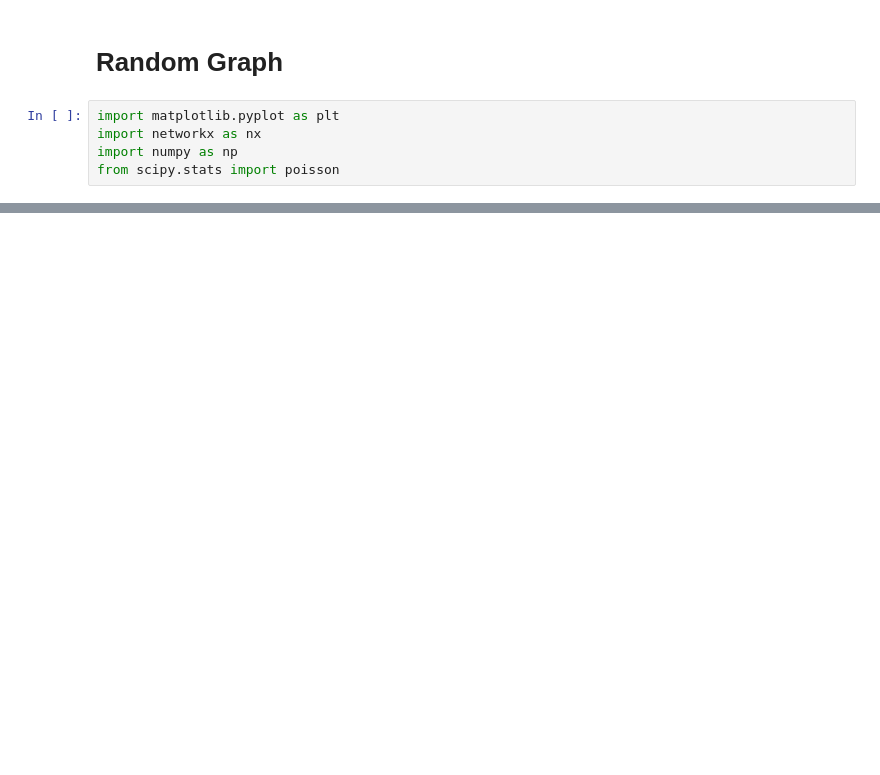
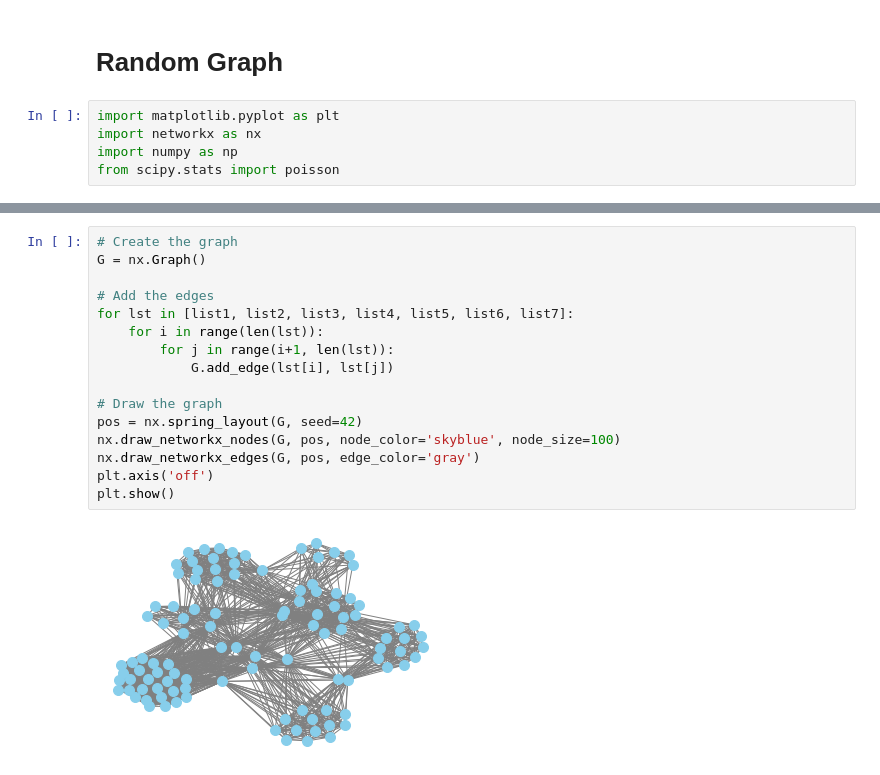
Before and after one commit to Ihorkostiuk01/Diffusion_Processes, a Jupyter notebook: Raport_3.ipynb, the cells around one changed output, grey strips where cells are left out. Drawn from its saved outputs; the diff is of its cells as text; blank space fills up the shorter version.

```diff
--- a/Raport_3.ipynb
+++ b/Raport_3.ipynb
@@ -421,0 +544,18 @@ Variance of degree distribution: 1265.6819000000003
+# %%
+# Create the graph
+G = nx.Graph()
+
+# Add the edges
+for lst in [list1, list2, list3, list4, list5, list6, list7]:
+    for i in range(len(lst)):
+        for j in range(i+1, len(lst)):
+            G.add_edge(lst[i], lst[j])
+
+# Draw the graph
+pos = nx.spring_layout(G, seed=42)
+nx.draw_networkx_nodes(G, pos, node_color='skyblue', node_size=100)
+nx.draw_networkx_edges(G, pos, edge_color='gray')
+plt.axis('off')
+plt.show()
+# %% [output]
+[figure, added]
```
Also changed, not shown: parts of 16 cells of this notebook.
